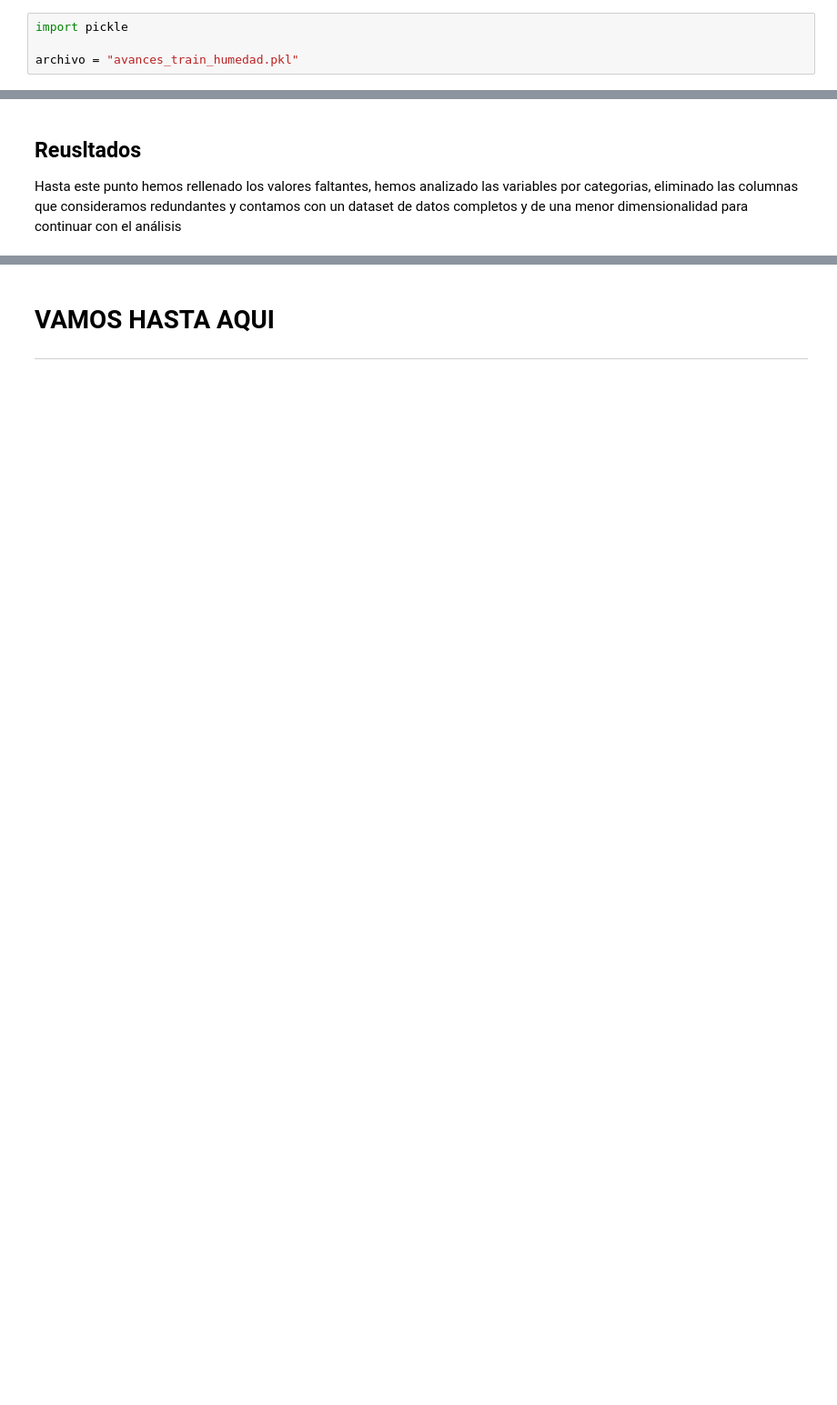
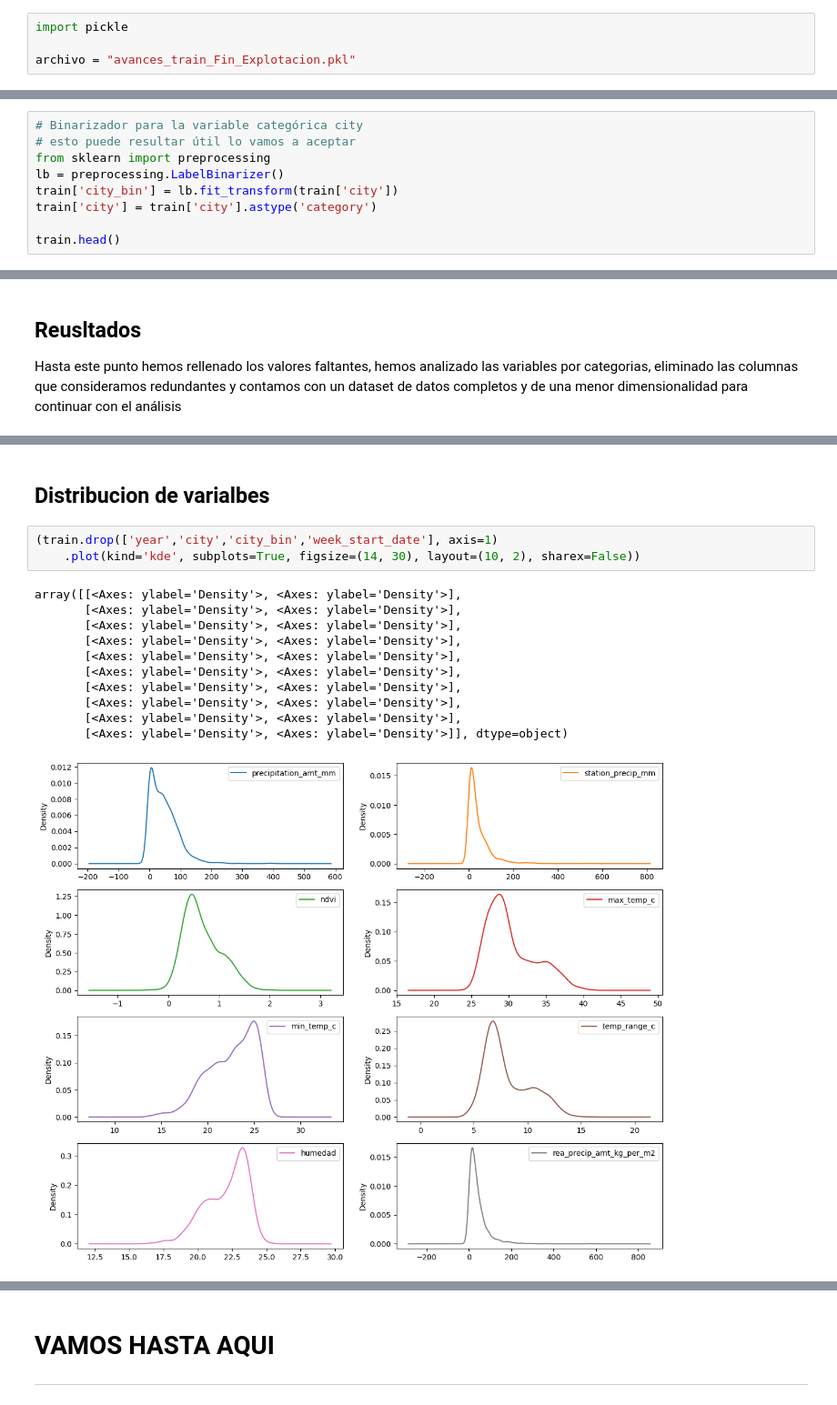
Before and after one commit to ernestopalacios/07MBID, a Jupyter notebook: AG1_ErnestoPalacios.ipynb, the cells around one changed output, grey strips where cells are left out. Shown at 91% size. Saved outputs shown, nothing was run; the diff lists cells and outputs as text; blank space fills up the shorter version.

```diff
--- a/AG1_ErnestoPalacios.ipynb
+++ b/AG1_ErnestoPalacios.ipynb
@@ -202,5 +203,5 @@ train = bkp_og.copy()
 # %%
 import pickle
 
-archivo = "avances_train_humedad.pkl"
+archivo = "avances_train_Fin_Explotacion.pkl"
 # %%
@@ -750,3 +753,12 @@ Data columns (total 12 columns):
  11  rea_precip_amt_kg_per_m2  1456 non-null   float64
 dtypes: datetime64[ns](1), float64(9), int64(1), object(1)
 memory usage: 136.6+ KB
+# %%
+# Binarizador para la variable categórica city
+# esto puede resultar útil lo vamos a aceptar
+from sklearn import preprocessing
+lb = preprocessing.LabelBinarizer()
+train['city_bin'] = lb.fit_transform(train['city'])
+train['city'] = train['city'].astype('category')
+
+train.head()
@@ -756,0 +782,17 @@ Hasta este punto hemos rellenado los valores faltantes, hemos analizado las vari
+# %% [markdown]
+## Distribucion de varialbes
+# %%
+(train.drop(['year','city','city_bin','week_start_date'], axis=1)
+    .plot(kind='kde', subplots=True, figsize=(14, 30), layout=(10, 2), sharex=False))
+# %% [output]
+array([[<Axes: ylabel='Density'>, <Axes: ylabel='Density'>],
+       [<Axes: ylabel='Density'>, <Axes: ylabel='Density'>],
+       [<Axes: ylabel='Density'>, <Axes: ylabel='Density'>],
+       [<Axes: ylabel='Density'>, <Axes: ylabel='Density'>],
+       [<Axes: ylabel='Density'>, <Axes: ylabel='Density'>],
+       [<Axes: ylabel='Density'>, <Axes: ylabel='Density'>],
+       [<Axes: ylabel='Density'>, <Axes: ylabel='Density'>],
+       [<Axes: ylabel='Density'>, <Axes: ylabel='Density'>],
+       [<Axes: ylabel='Density'>, <Axes: ylabel='Density'>],
+       [<Axes: ylabel='Density'>, <Axes: ylabel='Density'>]], dtype=object)
+[figure, added]
```
Also changed, not shown: parts of 14 cells of this notebook.
